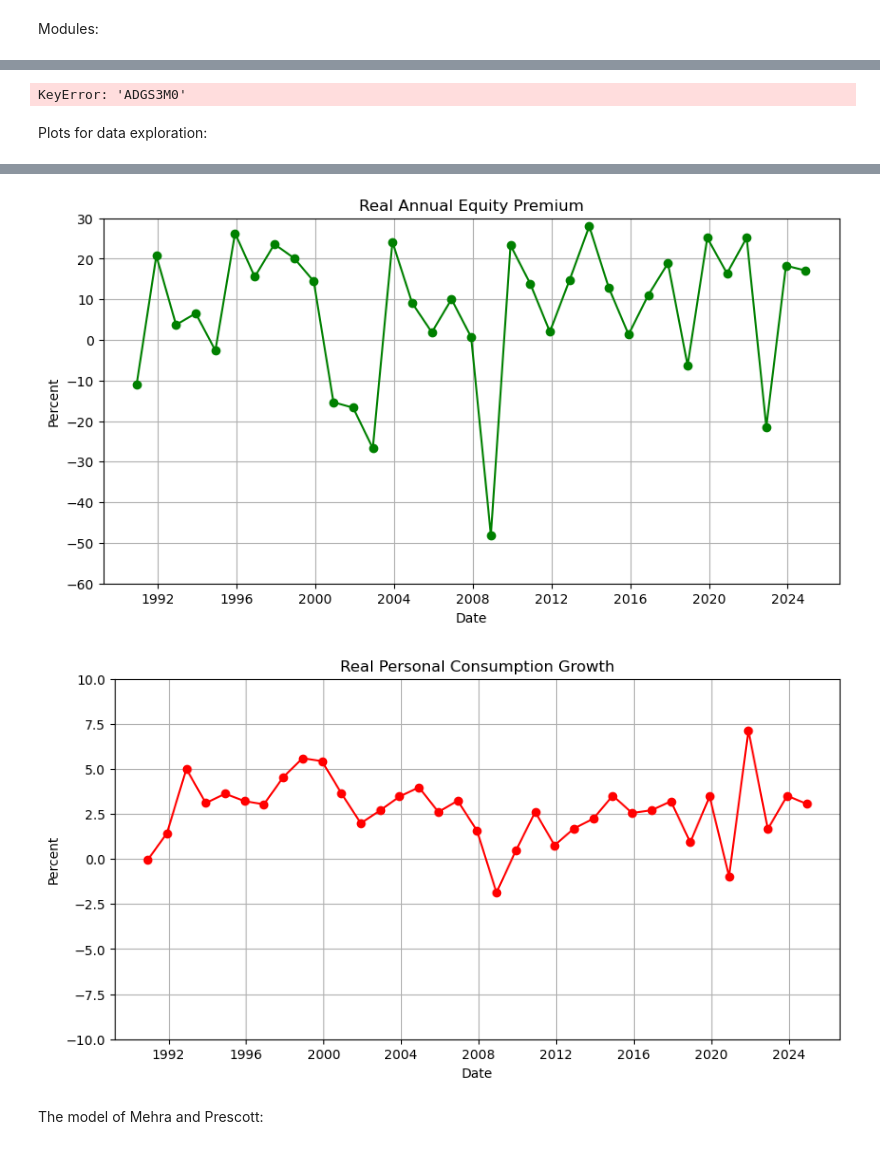
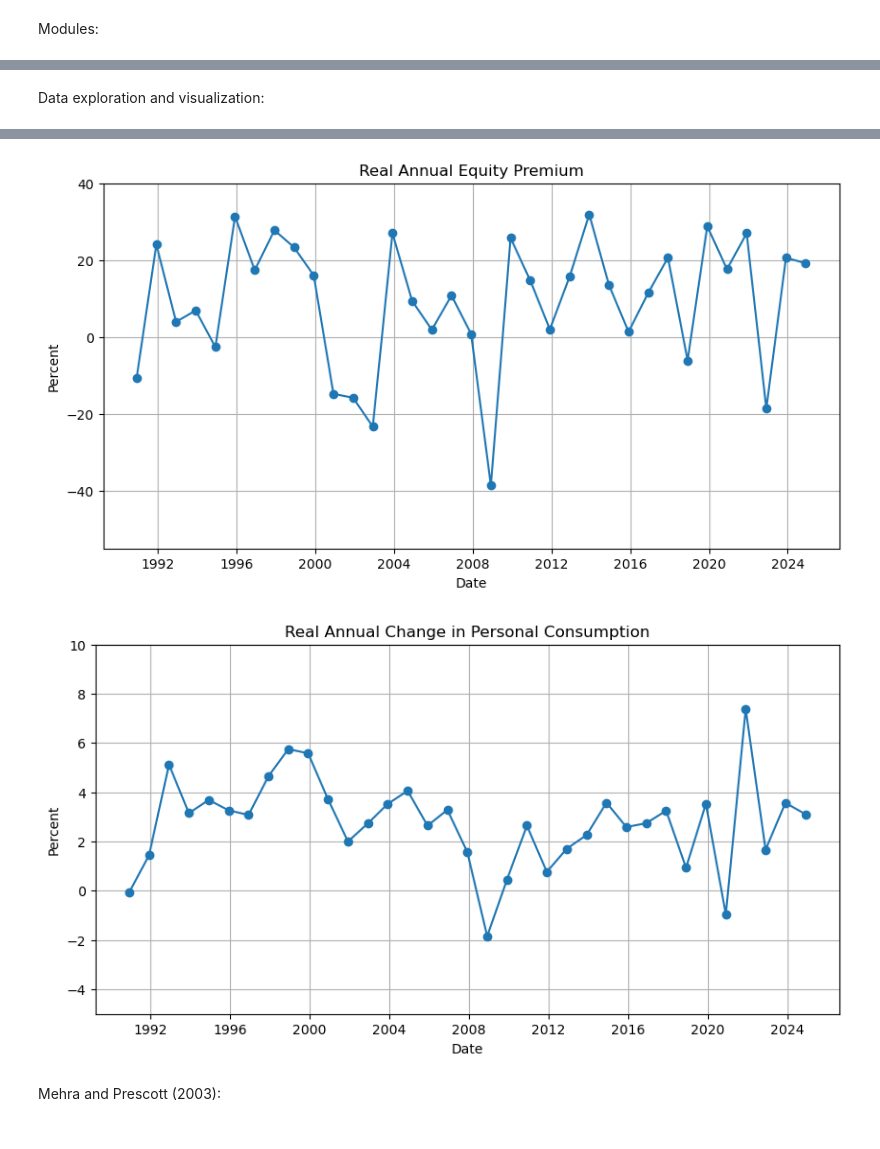
Before and after one commit to mcp656/Seminar, a Jupyter notebook: prescott.ipynb, the cells around one changed output, grey strips where cells are left out. Saved outputs shown, nothing was run; the diff lists cells and outputs as text; code cells hidden in the pictures.

```diff
--- a/prescott.ipynb
+++ b/prescott.ipynb
@@ -86,60 +98,35 @@ df_monthly.describe()
-# %%
-
-# Slice the DataFrame between the two dates
-df = df.loc[start_date:end_date]
-
-##### Dataframe for Mehra and Prescott #####
-# Filter for December
-df_MP = df.copy()
-
-# Calculate log return and changes for SP500TR, PCE, PCEPI and EP
-df_MP["RET_SP500TR"] = np.log(df_MP["SP500TR"] / df_MP["SP500TR"].shift(1))
-df_MP["CHG_PCE"] = np.log(df_MP["PCE"] / df_MP["PCE"].shift(1))
-df_MP["CHG_PCEPI"] = np.log(df_MP["PCEPI"] / df_MP["PCEPI"].shift(1))
-df_MP["EP"] = df_MP["RET_SP500TR"] - df_MP["SPBDUB3T"]
-
-# Real return and changes
-df_MP["R_SPBDUB3T"] = df_MP["ADGS3M0"] - df_MP["CHG_PCEPI"]
-df_MP["R_RET_SP500TR"] = df_MP["RET_SP500TR"] - df_MP["CHG_PCEPI"]
-df_MP["R_CHG_PCE"] = df_MP["CHG_PCE"] - df_MP["CHG_PCEPI"]
-df_MP["R_EP"]  = df_MP["R_RET_SP500TR"] - df_MP["R_ADGS3M0"]
-
-# Explore Data (Remember that ADGS3MO counts 1 more than SP500TR for EP)
-df_MP
-# %% [output]
-KeyError: 'ADGS3M0'
-# %% [markdown]
-Plots for data exploration:
+# %% [markdown]
+Data exploration and visualization:
 # %%
 # Real Market Return and Yield
 plt.figure(figsize=(10, 5))
-plt.plot(df_MP.index, df_MP['R_RET_SP500TR']*100, marker='o', label="S&P 500 Real Return")
-plt.plot(df_MP.index, df_MP['R_ADGS3M0']*100, marker='x', label="3-Month Treasury Yield Real Return")
+plt.plot(df_yearly.index, df_yearly['R_RET_SP500TR']*100, marker='o', label="S&P 500")
+plt.plot(df_yearly.index, df_yearly["R_RET_SPBDUB3T"]*100, marker='x', label="T-Bill")
 plt.xlabel('Date')
 plt.ylabel('Percent')
-plt.title('Real Annual Return Standard and Poor\'s 500 and 3-Month Treasury Yield')
+plt.title('Real Annual Return: S&P 500 (TR) Index and S&P T-Bill 0-3 Month (TR) Index')
 plt.legend(loc="lower right")
-plt.ylim(-50, 35)
+plt.ylim(-55, 40)
 plt.grid()
 plt.show()
 
 # Real Equity Premium
 plt.figure(figsize=(10, 5))
-plt.plot(df_MP.index, df_MP['R_EP']*100, marker='o', color="green")
+plt.plot(df_yearly.index, df_yearly["R_RET_EP"]*100, marker='o')
 plt.xlabel('Date')
 plt.ylabel('Percent')
 plt.title('Real Annual Equity Premium')
-plt.ylim(-60, 30)
+plt.ylim(-55, 40)
 plt.grid()
 plt.show()
 
 # Real Growth Rate of Consumption
 plt.figure(figsize=(10, 5))
-plt.plot(df_MP.index, df_MP['R_CHG_PCE']*100, marker='o', color="red")
+plt.plot(df_yearly.index, df_yearly['R_CHG_PCE']*100, marker='o')
 plt.xlabel('Date')
 plt.ylabel('Percent')
-plt.title('Real Personal Consumption Growth')
-plt.ylim(-10, 10)
+plt.title('Real Annual Change in Personal Consumption')
+plt.ylim(-5, 10)
 plt.grid()
 plt.show()
 # %% [output]
@@ -147,6 +134,6 @@ plt.show()
-[figure, old version]
+[figure, new version]
-[figure, old version]
+[figure, new version]
-# %% [markdown]
-The model of Mehra and Prescott:
+# %% [markdown]
+Mehra and Prescott (2003):
 # %%
 ### Set the variables of the model ###
```
Also changed, not shown: parts of 18 cells of this notebook, 2 other files.
